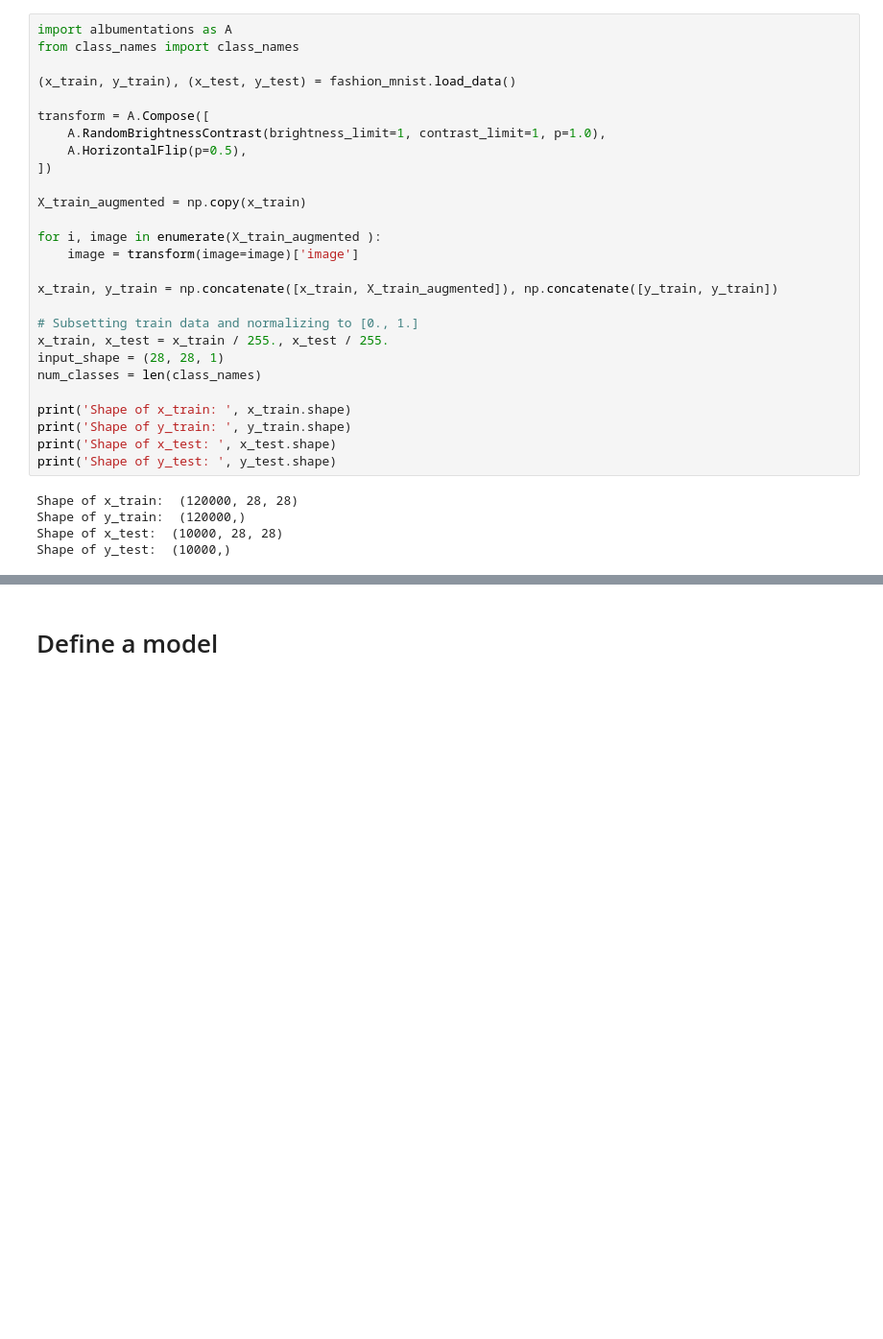
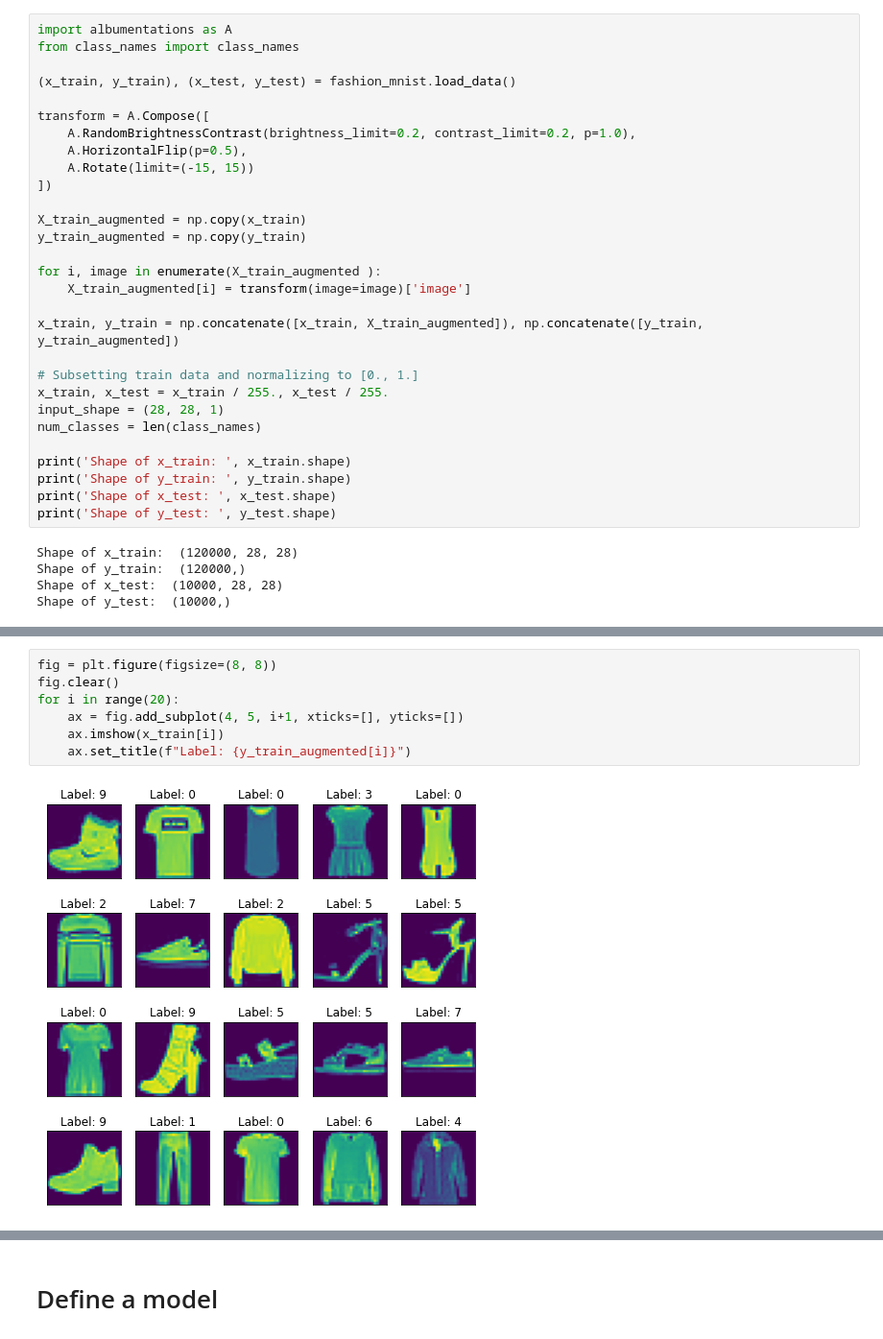
Before and after one commit to eshcharc/ai-academy-project-2, a Jupyter notebook: project-fashion-mnist.ipynb, the cells around one changed output, grey strips where cells are left out. Shown at 96% size. Drawn from its saved outputs; the diff is of its cells as text; blank space fills up the shorter version.

Commit message:
fix: show augmented images gallery

```diff
--- a/project-fashion-mnist.ipynb
+++ b/project-fashion-mnist.ipynb
@@ -43,16 +44,18 @@ from class_names import class_names
 (x_train, y_train), (x_test, y_test) = fashion_mnist.load_data()
 
 transform = A.Compose([
-    A.RandomBrightnessContrast(brightness_limit=1, contrast_limit=1, p=1.0),
+    A.RandomBrightnessContrast(brightness_limit=0.2, contrast_limit=0.2, p=1.0),
     A.HorizontalFlip(p=0.5),
+    A.Rotate(limit=(-15, 15))
 ])
 
 X_train_augmented = np.copy(x_train)
+y_train_augmented = np.copy(y_train)
 
 for i, image in enumerate(X_train_augmented ):
-    image = transform(image=image)['image']
+    X_train_augmented[i] = transform(image=image)['image']
 
-x_train, y_train = np.concatenate([x_train, X_train_augmented]), np.concatenate([y_train, y_train])
+x_train, y_train = np.concatenate([x_train, X_train_augmented]), np.concatenate([y_train, y_train_augmented])
 
 # Subsetting train data and normalizing to [0., 1.]
 x_train, x_test = x_train / 255., x_test / 255.
@@ -70,0 +76,9 @@ Shape of y_test:  (10000,)
+# %%
+fig = plt.figure(figsize=(8, 8))
+fig.clear()
+for i in range(20):
+    ax = fig.add_subplot(4, 5, i+1, xticks=[], yticks=[])
+    ax.imshow(x_train[i])
+    ax.set_title(f"Label: {y_train_augmented[i]}")
+# %% [output]
+[figure, added]
```
Also changed, not shown: parts of 9 cells of this notebook.
